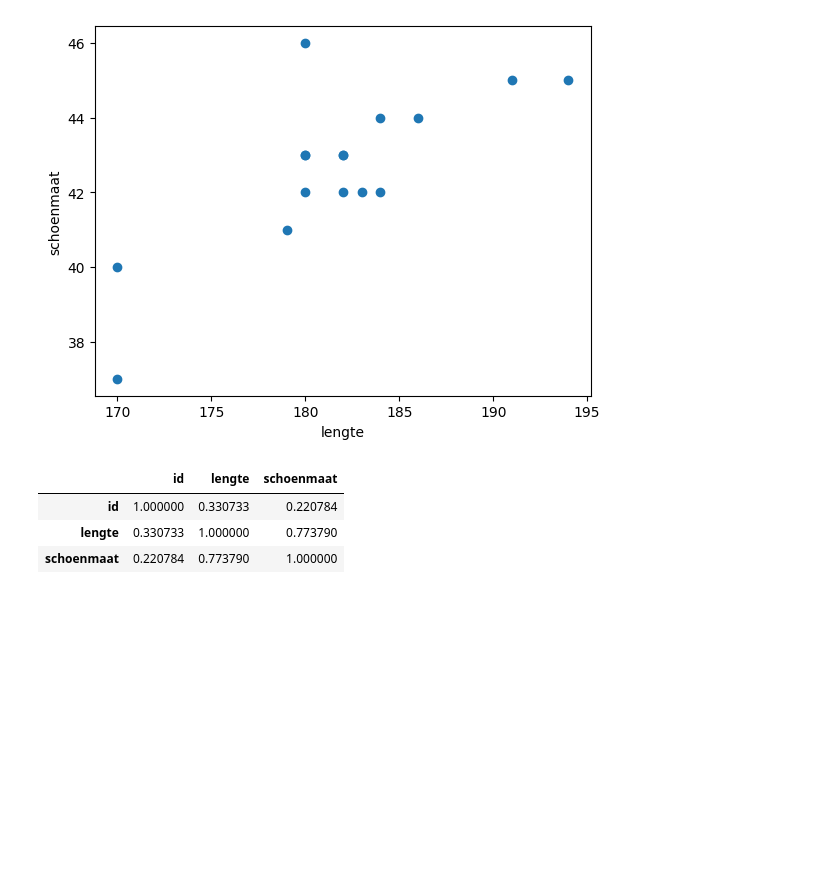
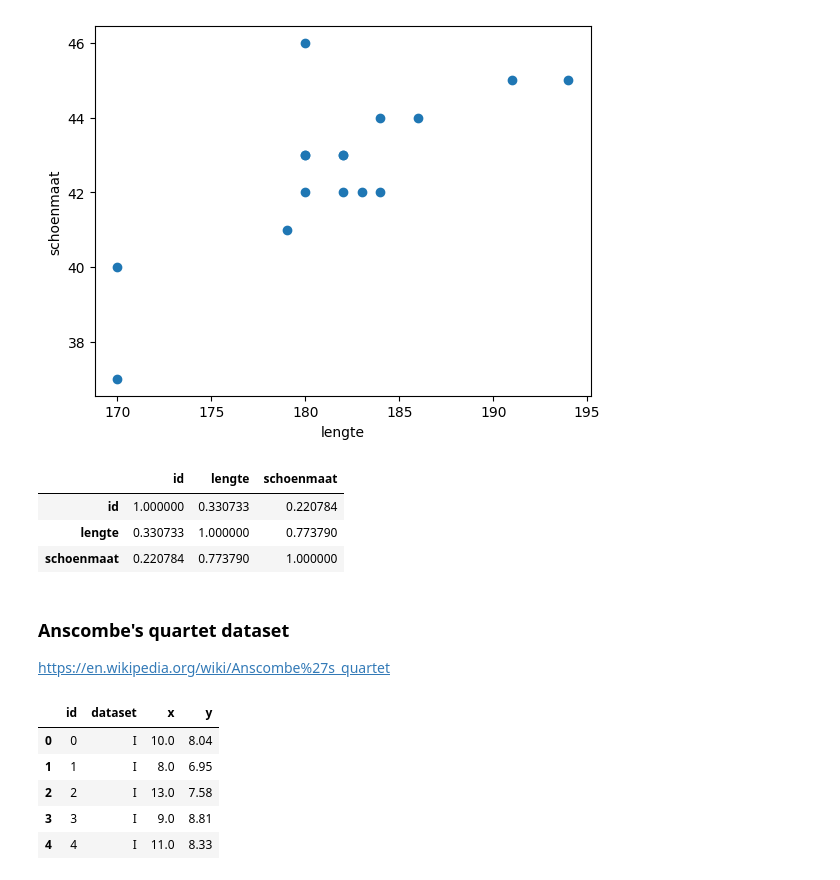
Before and after one commit to Zuyd-ADSAI/ZM001-2425-data-science, a Jupyter notebook: notebooks/ds_week1_getting_started.ipynb, the cells around one changed output. Cells and saved outputs as stored; diff of their text form; code cells hidden in the pictures; blank space fills up the shorter version.

```diff
--- a/notebooks/ds_week1_getting_started.ipynb
+++ b/notebooks/ds_week1_getting_started.ipynb
@@ -233,3 +241,19 @@ df.corr(method='pearson')
 | id | 1.000000 | 0.330733 | 0.220784 |
 | lengte | 0.330733 | 1.000000 | 0.773790 |
 | schoenmaat | 0.220784 | 0.773790 | 1.000000 |
+# %% [markdown]
+### Anscombe's quartet dataset
+
+https://en.wikipedia.org/wiki/Anscombe%27s_quartet
+# %%
+df = pd.read_csv("../datasets/anscombes.csv")
+dataset_ids = list(df.dataset.unique())
+
+df.head()
+# %% [output]
+|  | id | dataset | x | y |
+| 0 | 0 | I | 10.0 | 8.04 |
+| 1 | 1 | I | 8.0 | 6.95 |
+| 2 | 2 | I | 13.0 | 7.58 |
+| 3 | 3 | I | 9.0 | 8.81 |
+| 4 | 4 | I | 11.0 | 8.33 |
```
Also changed, not shown: parts of 12 cells of this notebook, 4 other files.
